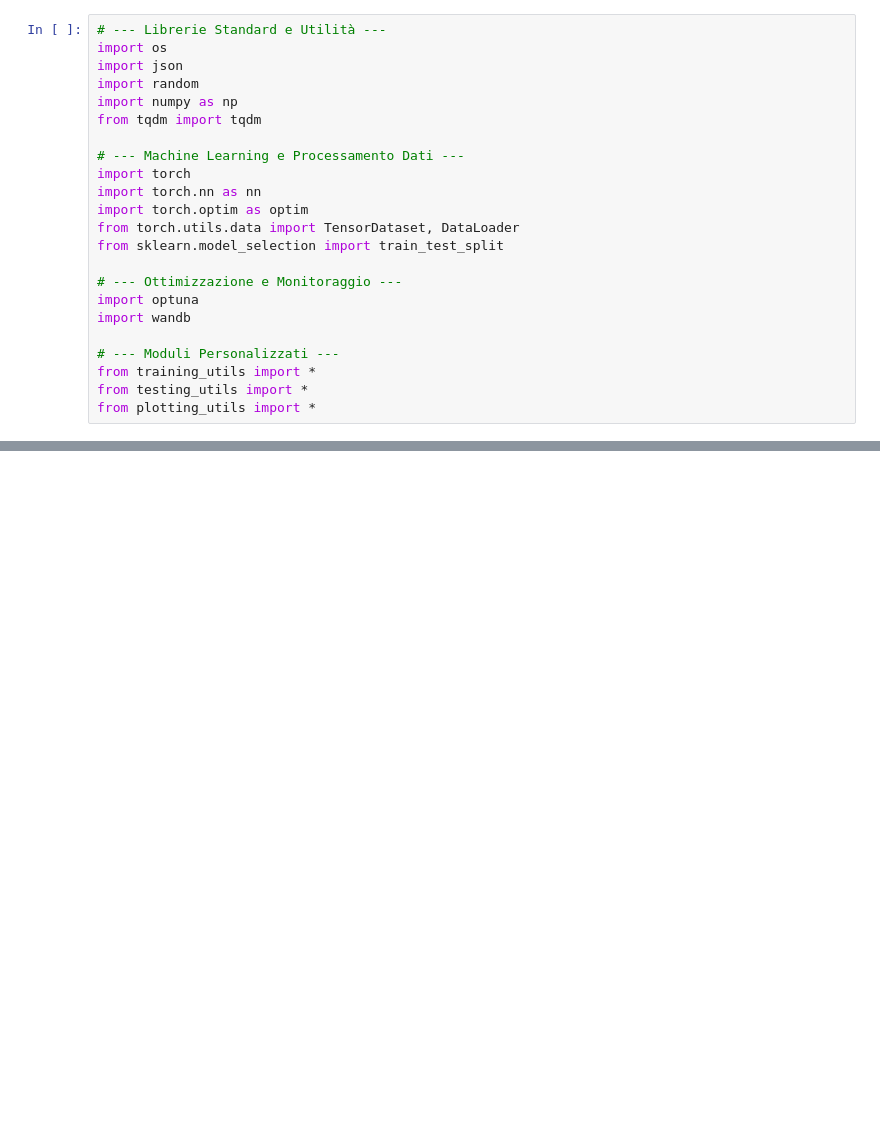
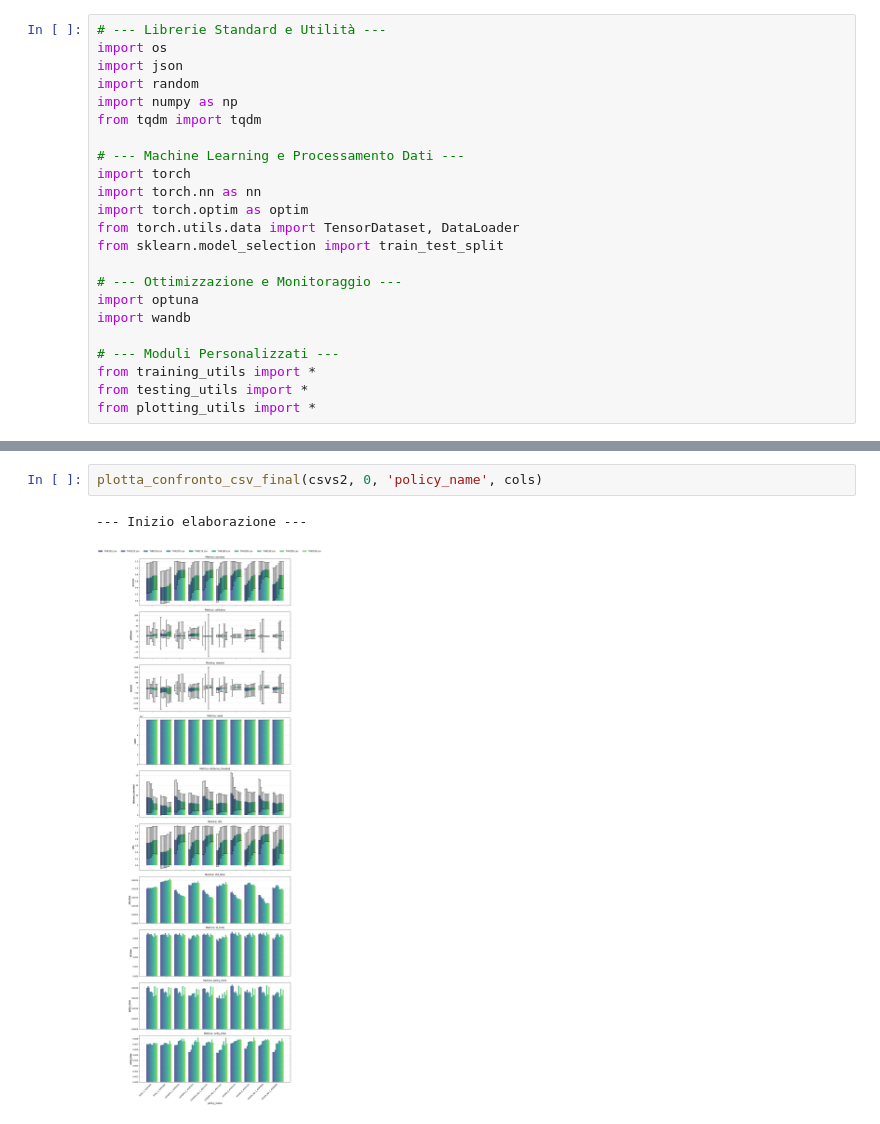
Before and after one commit to GiacomoAru/UASRL, a Jupyter notebook: data_analysis.ipynb, the cells around one changed output, grey strips where cells are left out. Drawn from its saved outputs; the diff is of its cells as text; blank space fills up the shorter version.

```diff
--- a/data_analysis.ipynb
+++ b/data_analysis.ipynb
@@ -46,0 +52,5 @@ plot_confronto_metriche(data['data'], 'path_tortuosity', 'path_tortuosity' )
+# %%
+plotta_confronto_csv_final(csvs2, 0, 'policy_name', cols)
+# %% [output]
+--- Inizio elaborazione ---
+[figure, added]
```
Also changed, not shown: parts of 11 cells of this notebook, 38 other files.
